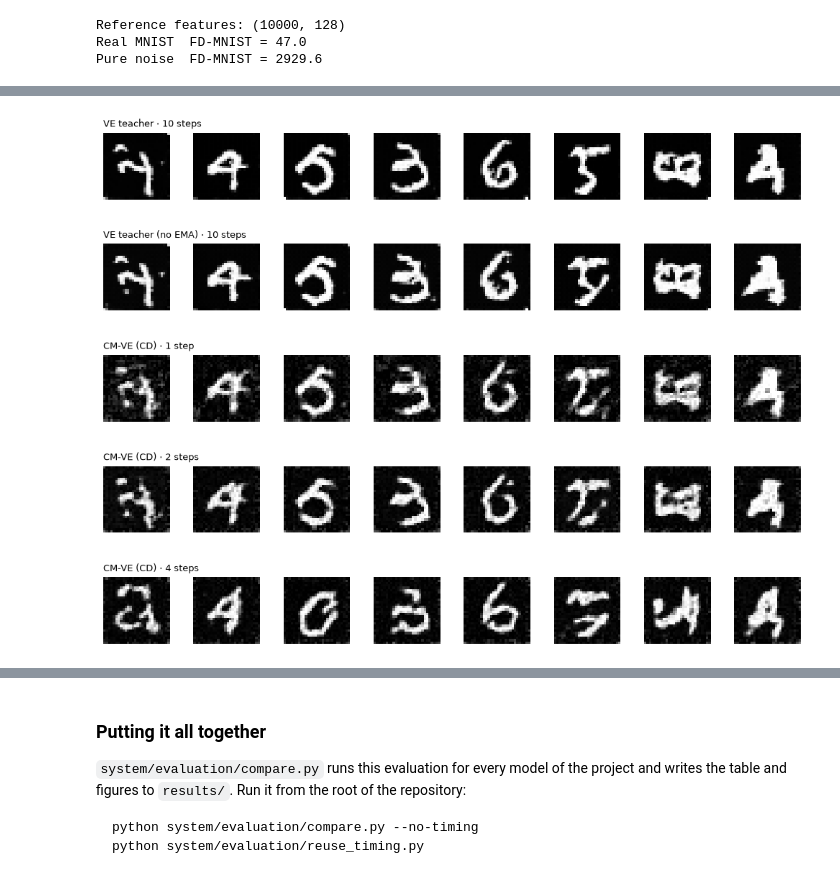
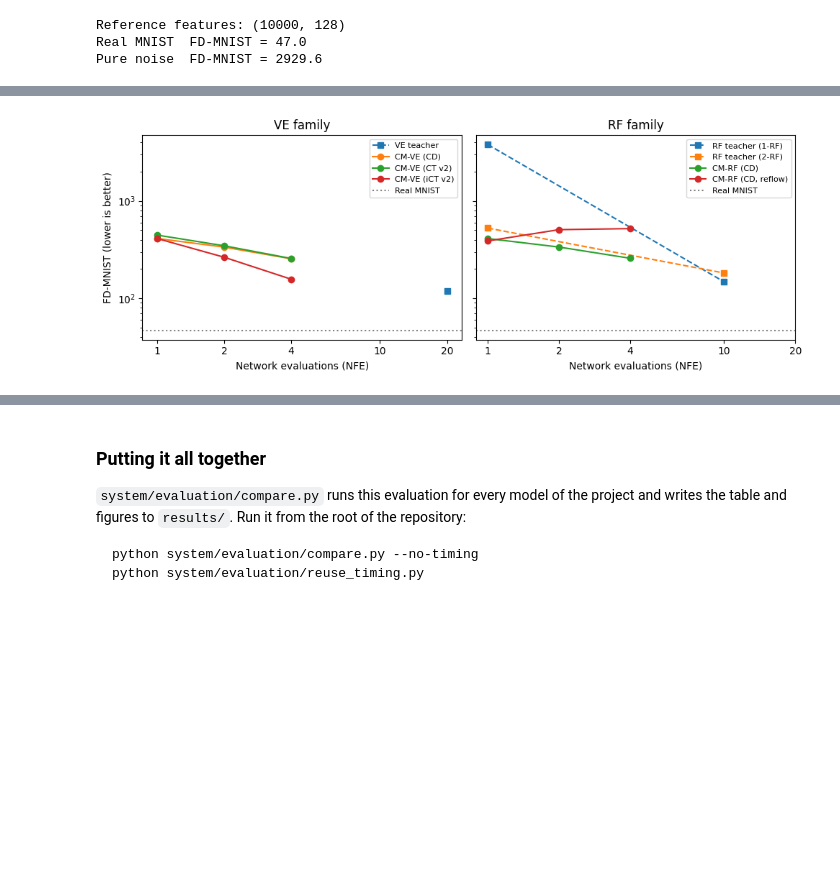
Before and after one commit to ibon44/Consistency_model_genai, a Jupyter notebook: notebook/tutorial.ipynb, the cells around one changed output, grey strips where cells are left out. Saved outputs shown, nothing was run; the diff lists cells and outputs as text; code cells hidden in the pictures; blank space fills up the shorter version.

```diff
--- a/notebook/tutorial.ipynb
+++ b/notebook/tutorial.ipynb
@@ -789,11 +825,24 @@ CM-VE (CD) · 4 steps           NFE=  4  FD-MNIST= 254.2  recognizable= 73.9%  e
 # %%
-fig, axes = plt.subplots(len(samples), 8, figsize=(10, 1.6 * len(samples)))
-for row, (label, images) in zip(axes, samples.items()):
-    for ax, image in zip(row, images[:8]):
-        ax.imshow((image[0].cpu() + 1) / 2, cmap="gray", vmin=0, vmax=1)
-        ax.axis("off")
-    row[0].set_title(label, fontsize=9, loc="left")
+from matplotlib.ticker import NullLocator
+
+fd_real = fd_mnist(classifier, real, reference)
+fig, axes = plt.subplots(1, 2, figsize=(10, 3.8), sharey=True)
+for ax, family in zip(axes, ["VE", "RF"]):
+    for name, _ in SELECTION:
+        cs = [c for c in configs if c.model == name and c.family == family]
+        if cs:
+            ax.plot([c.nfe for c in cs], [results[c.label]["fd_mnist"] for c in cs],
+                    "--s" if cs[0].is_teacher else "-o", label=name)
+    ax.axhline(fd_real, color="gray", linestyle=":", label="Real MNIST")
+    ax.set_xscale("log")
+    ax.set_yscale("log")
+    ax.xaxis.set_minor_locator(NullLocator())
+    ax.set_xticks([1, 2, 4, 10, 20], [1, 2, 4, 10, 20])
+    ax.set_xlabel("Network evaluations (NFE)")
+    ax.set_title(f"{family} family")
+    ax.legend(fontsize=8)
+axes[0].set_ylabel("FD-MNIST (lower is better)")
 plt.tight_layout()
 plt.show()
 # %% [output]
-[figure, old version]
+[figure, new version]
```
Also changed, not shown: parts of 18 cells of this notebook.
